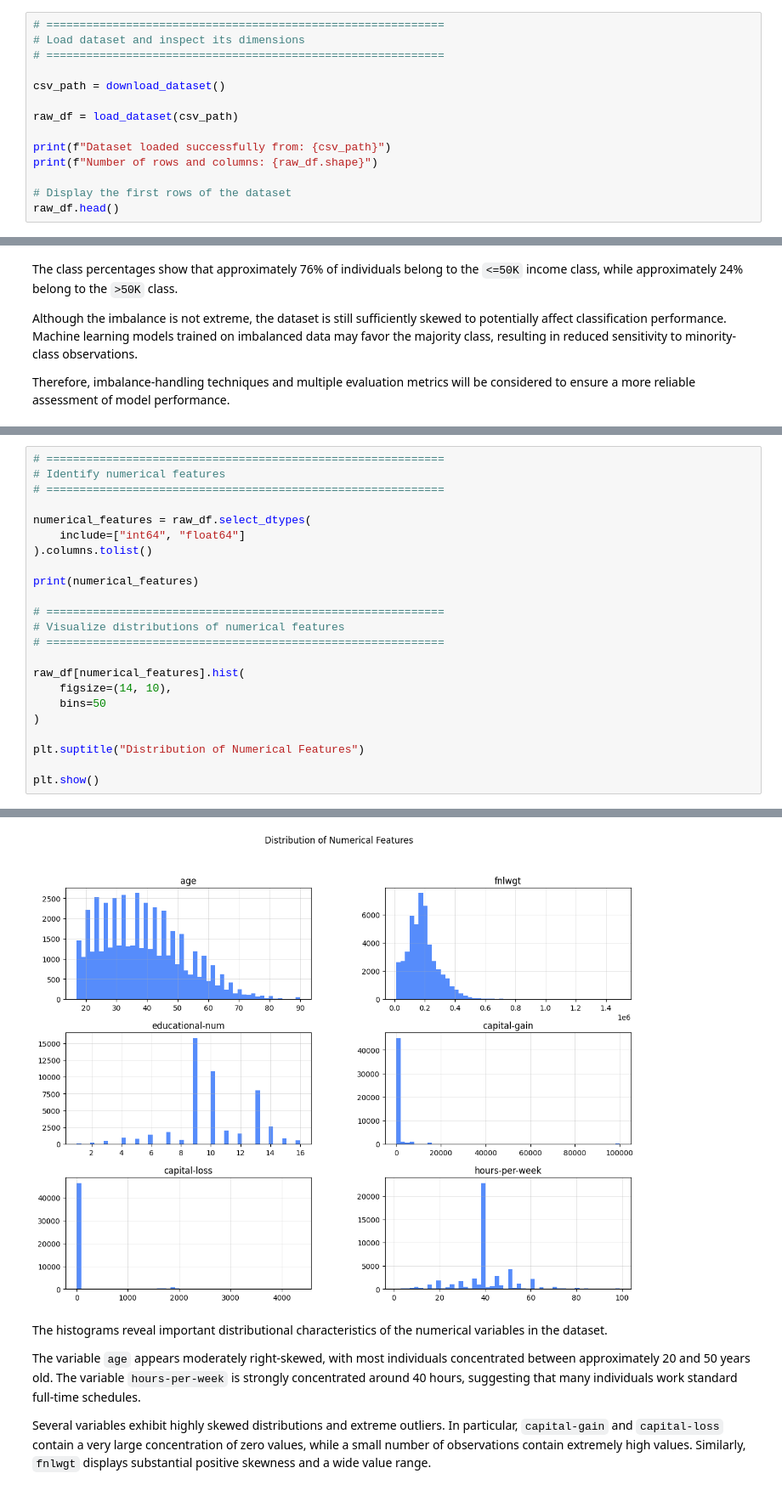
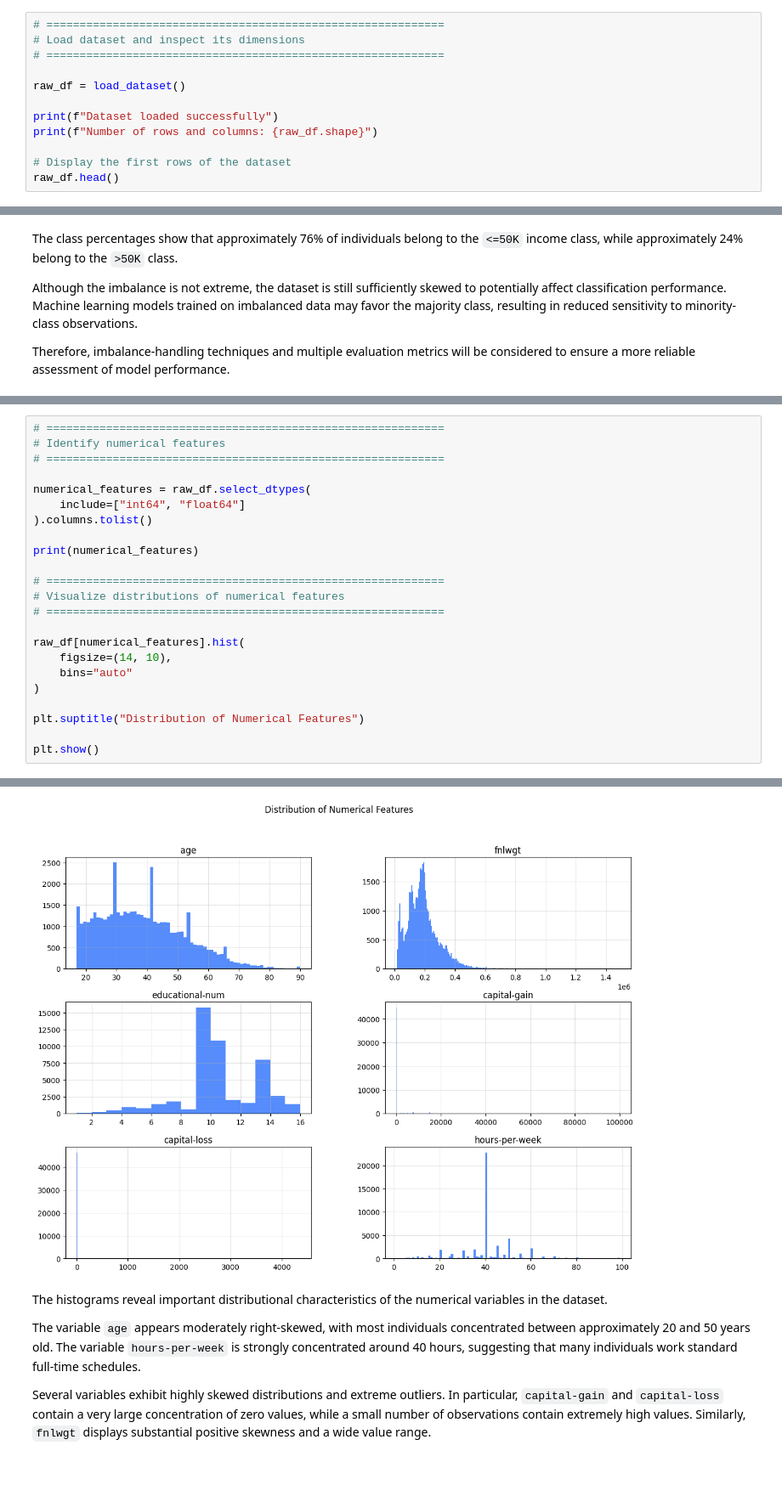
Before and after one commit to dantawalli/Adult-census-income-ML-project, a Jupyter notebook: notebooks/adult_income_classification.ipynb, the cells around one changed output, grey strips where cells are left out. Shown at 85% size. Saved outputs shown, nothing was run; the diff lists cells and outputs as text.

```diff
--- a/notebooks/adult_income_classification.ipynb
+++ b/notebooks/adult_income_classification.ipynb
@@ -129,11 +152,9 @@ This step is important because data cleaning, feature engineering, and modeling
 # Load dataset and inspect its dimensions
 # ============================================================
 
-csv_path = download_dataset()
+raw_df = load_dataset()
 
-raw_df = load_dataset(csv_path)
-
-print(f"Dataset loaded successfully from: {csv_path}")
+print(f"Dataset loaded successfully")
 print(f"Number of rows and columns: {raw_df.shape}")
 
 # Display the first rows of the dataset
@@ -410,29 +431,29 @@ This step is important because skewed distributions, extreme values, and differe
 # %%
 # ============================================================
 # Identify numerical features
 # ============================================================
 
 numerical_features = raw_df.select_dtypes(
     include=["int64", "float64"]
 ).columns.tolist()
 
 print(numerical_features)
 
 # ============================================================
 # Visualize distributions of numerical features
 # ============================================================
 
 raw_df[numerical_features].hist(
     figsize=(14, 10),
-    bins=50
+    bins="auto"
 )
 
 plt.suptitle("Distribution of Numerical Features")
 
 plt.show()
 # %% [output]
 ['age', 'fnlwgt', 'educational-num', 'capital-gain', 'capital-loss', 'hours-per-week']
-[figure, old version]
+[figure, new version]
 # %% [markdown]
 The histograms reveal important distributional characteristics of the numerical variables in the dataset.
 
```
Also changed, not shown: parts of 64 cells of this notebook, 6 other files.
